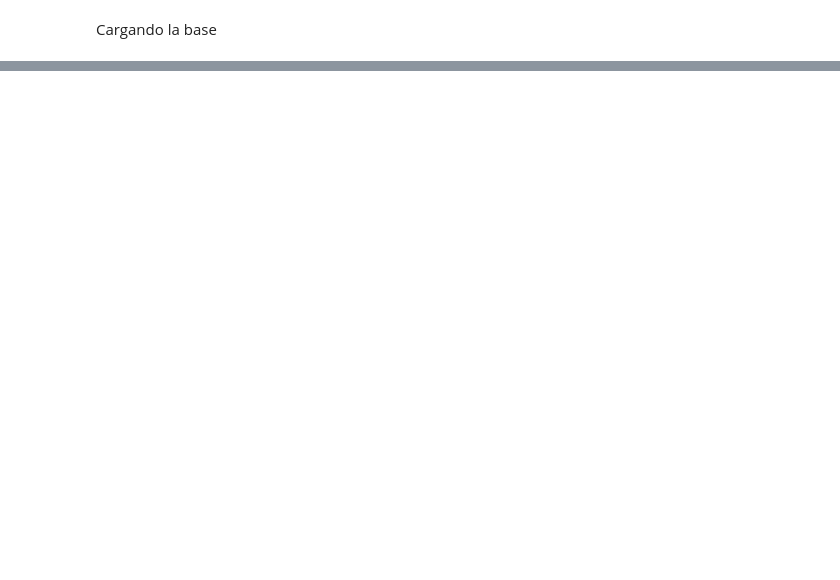
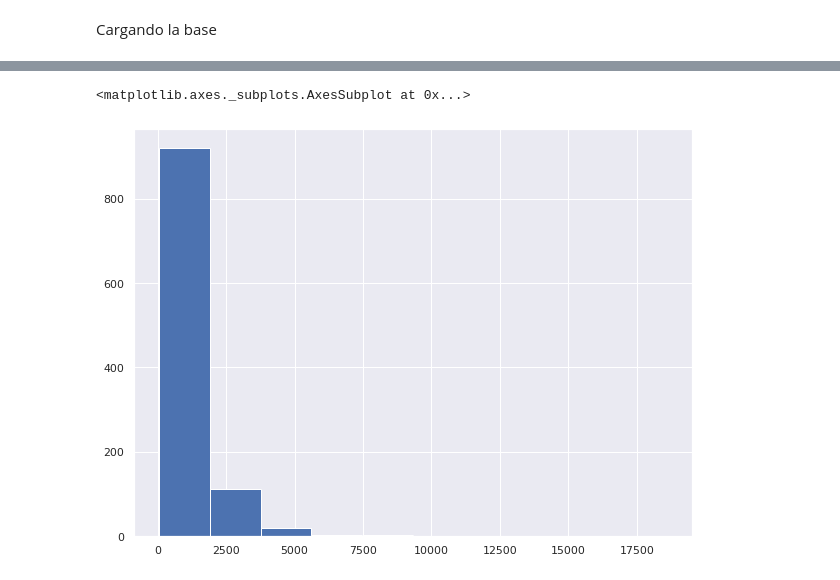
Before and after one commit to PosgradoMNA/actividades-de-aprendizaje-ams182, a Jupyter notebook: Reto pt1.ipynb, the cells around one changed output, grey strips where cells are left out. Saved outputs shown, nothing was run; the diff lists cells and outputs as text; code cells hidden in the pictures; blank space fills up the shorter version.

```diff
--- a/Reto pt1.ipynb
+++ b/Reto pt1.ipynb
@@ -123,0 +98,5 @@ df_sub['ALC_mg/L'].skew()
+# %%
+(df_sub['CONDUCT_mS/cm']).hist()
+# %% [output]
+<matplotlib.axes._subplots.AxesSubplot at 0x...>
+[figure, added]
```
Also changed, not shown: parts of 12 cells of this notebook.
